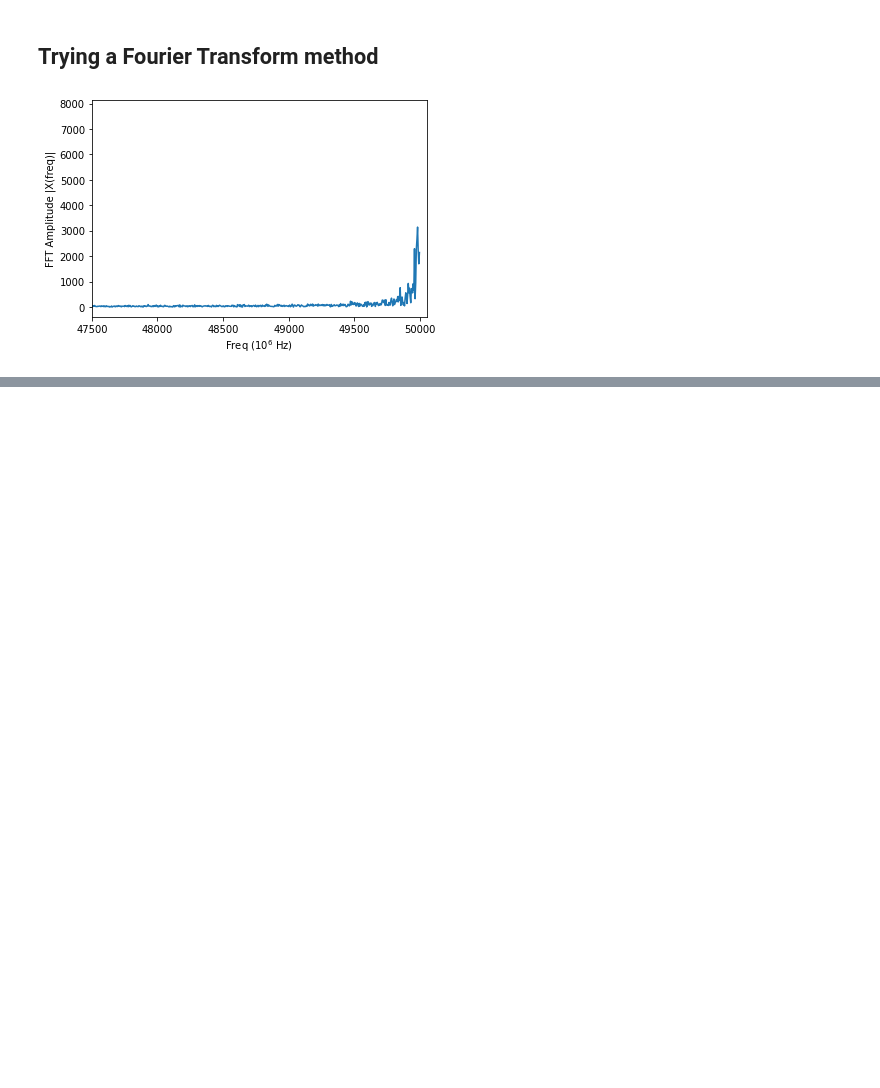
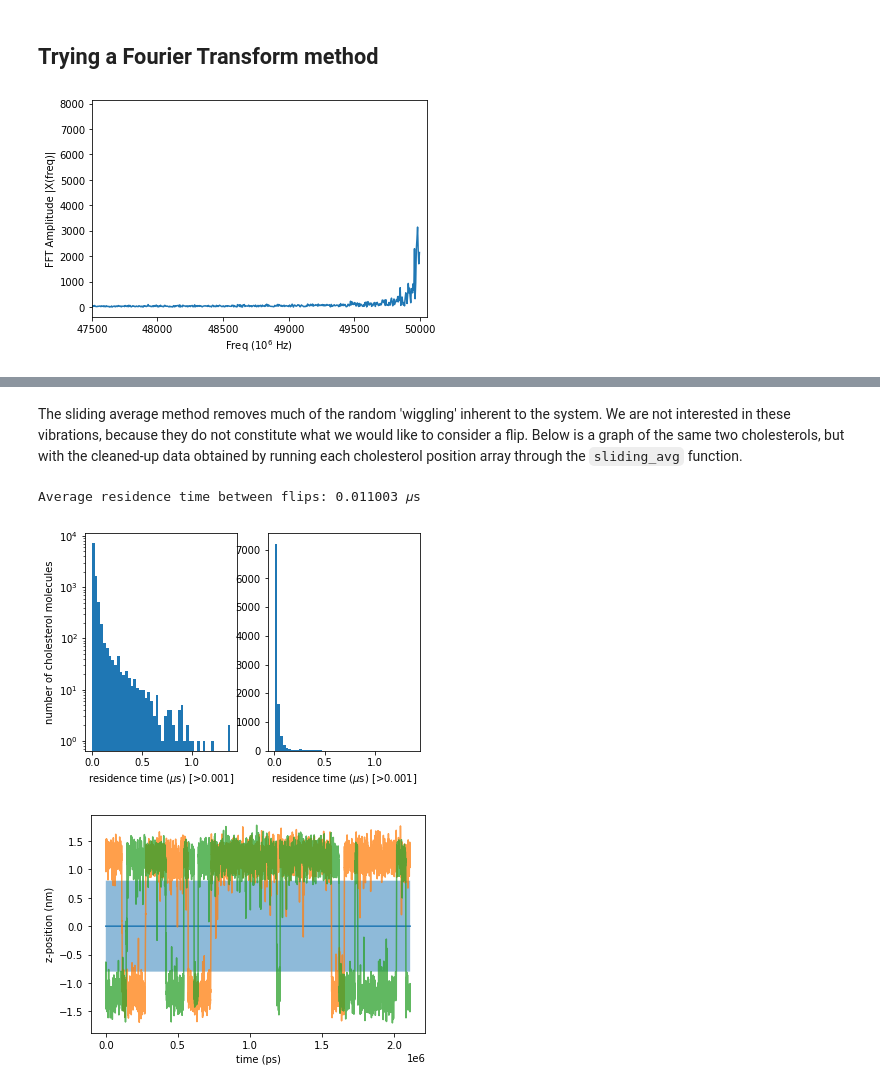
Before and after one commit to KoenWestendorp/programming-for-life-sciences, a Jupyter notebook: assignment_3/cholesterol/cholesterol.ipynb, the cells around one changed output, grey strips where cells are left out. Drawn from its saved outputs; the diff is of its cells as text; code cells hidden in the pictures; blank space fills up the shorter version.

```diff
--- a/assignment_3/cholesterol/cholesterol.ipynb
+++ b/assignment_3/cholesterol/cholesterol.ipynb
@@ -265,0 +272,16 @@ plt.show()
+# %%
+def sliding_avg(arr, window_size: int):
+    ret_arr = np.zeros_like(arr)
+    n_left, n_right = window_size // 2 + window_size % 2, window_size // 2
+    for i, _ in enumerate(arr):
+        i_left, i_right = i - n_left, i + n_right
+        window_sum = 0.
+        for j in range(i_left + 1, i_right + 1):
+            if j < 0:
+                window_sum += arr[0]
+            elif j >= len(arr):
+                window_sum += arr[-1]
+            else:
+                window_sum += arr[j]
+        ret_arr[i] = window_sum / window_size
+    return ret_arr
@@ -265,0 +310,15 @@ plt.show()
+# %% [markdown]
+The sliding average method removes much of the random 'wiggling' inherent to the system. We are not interested in these vibrations, because they do not constitute what we would like to consider a flip. Below is a graph of the same two cholesterols, but with the cleaned-up data obtained by running each cholesterol position array through the `sliding_avg` function.
+# %%
+buffer = 0.8 # nm
+chols_flip_times = flip_times_buffered(time, D_sliding, 0.8)
+chols_residence_times = [residence_time(chol_flip_times) for chol_flip_times in chols_flip_times]
+present_average_residence_time(chols_residence_times)
+chols_residence_times = filter_and_flatten(chols_residence_times, threshold)
+plot_residence_time_distribution(chols_residence_times, threshold)
+
+plot_chols_with_buffer([0, 100], buffer, D_sliding)
+# %% [output]
+Average residence time between flips: 0.011003 𝜇s
+[figure, added]
+[figure, added]
```
Also changed, not shown: parts of 9 cells of this notebook.
